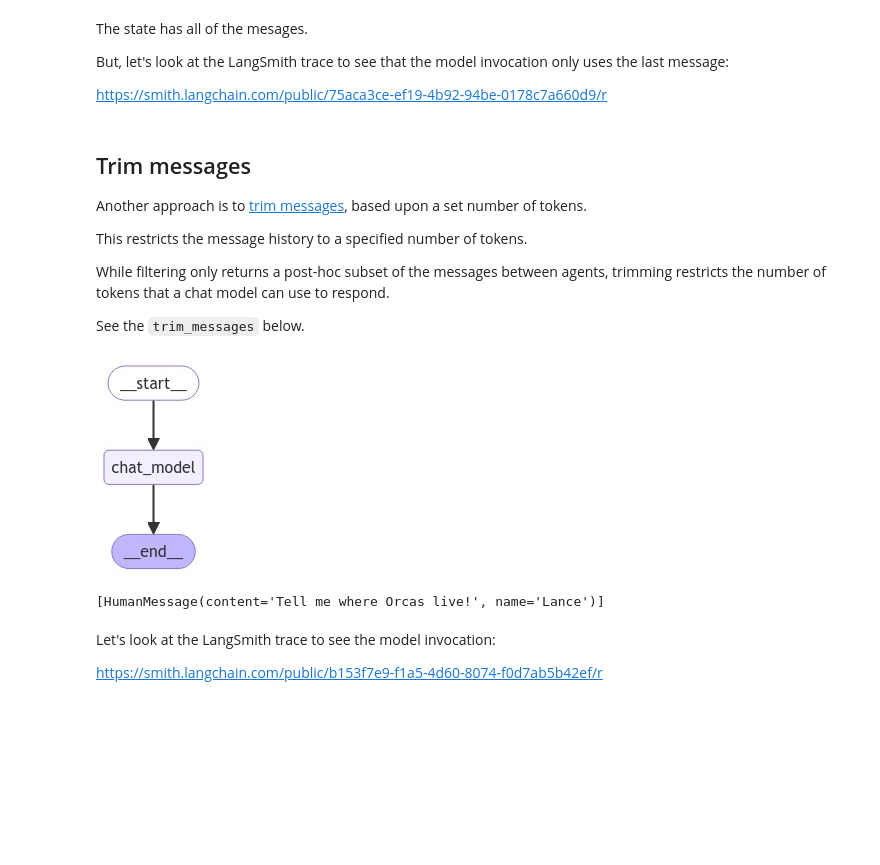
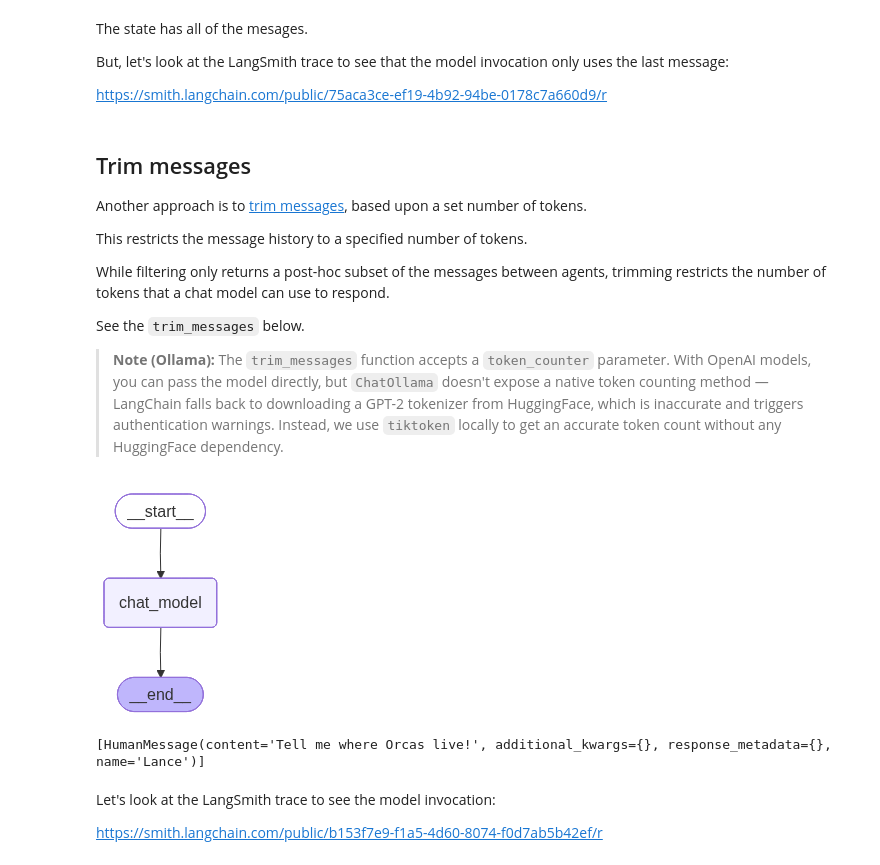
Before and after one commit to vahidnourbakhsh/langchain-academy, a Jupyter notebook: module-2/trim-filter-messages.ipynb, the cells around one changed output. Cells and saved outputs as stored; diff of their text form; code cells hidden in the pictures; blank space fills up the shorter version.

Commit message:
use tiktoken to trim messages

```diff
--- a/module-2/trim-filter-messages.ipynb
+++ b/module-2/trim-filter-messages.ipynb
@@ -259,31 +270,45 @@ This restricts the message history to a specified number of tokens.
 While filtering only returns a post-hoc subset of the messages between agents, trimming restricts the number of tokens that a chat model can use to respond.
 
 See the `trim_messages` below.
+
+> **Note (Ollama):** The `trim_messages` function accepts a `token_counter` parameter. With OpenAI models, you can pass the model directly, but `ChatOllama` doesn't expose a native token counting method — LangChain falls back to downloading a GPT-2 tokenizer from HuggingFace, which is inaccurate and triggers authentication warnings. Instead, we use `tiktoken` locally to get an accurate token count without any HuggingFace dependency.
 # %%
-from langchain_core.messages import trim_messages
+import tiktoken
+from langchain_core.messages import trim_messages, BaseMessage
+
+# Accurate token counter using tiktoken locally.
+# This avoids the HuggingFace GPT-2 tokenizer fallback that ChatOllama triggers.
+def llama3_tokenizer(messages: list[BaseMessage]) -> int:
+    encoding = tiktoken.encoding_for_model("gpt-4o")
+    total_tokens = 0
+    for msg in messages:
+        total_tokens += 4  # Overhead for message roles
+        if isinstance(msg.content, str):
+            total_tokens += len(encoding.encode(msg.content))
+    return total_tokens
 
 # Node
 def chat_model_node(state: MessagesState):
     messages = trim_messages(
             state["messages"],
             max_tokens=100,
             strategy="last",
-            token_counter=ChatOllama(model="llama3.1:latest"),
+            token_counter=llama3_tokenizer,
             allow_partial=False,
         )
     return {"messages": [llm.invoke(messages)]}
 
 # Build graph
 builder = StateGraph(MessagesState)
 builder.add_node("chat_model", chat_model_node)
 builder.add_edge(START, "chat_model")
 builder.add_edge("chat_model", END)
 graph = builder.compile()
 
 # View
 display(Image(graph.get_graph().draw_mermaid_png()))
 # %% [output]
-[figure, old version]
+[figure, new version]
 # %%
 messages.append(output['messages'][-1])
 messages.append(HumanMessage(f"Tell me where Orcas live!", name="Lance"))
@@ -293,11 +318,11 @@ trim_messages(
             messages,
             max_tokens=100,
             strategy="last",
-            token_counter=ChatOllama(model="llama3.1:latest"),
+            token_counter=llama3_tokenizer,
             allow_partial=False
         )
 # %% [output]
-[HumanMessage(content='Tell me where Orcas live!', name='Lance')]
+[HumanMessage(content='Tell me where Orcas live!', additional_kwargs={}, response_metadata={}, name='Lance')]
 # %%
 # Invoke, using message trimming in the chat_model_node
 messages_out_trim = graph.invoke({'messages': messages})
```
Also changed, not shown: parts of 10 cells of this notebook.
